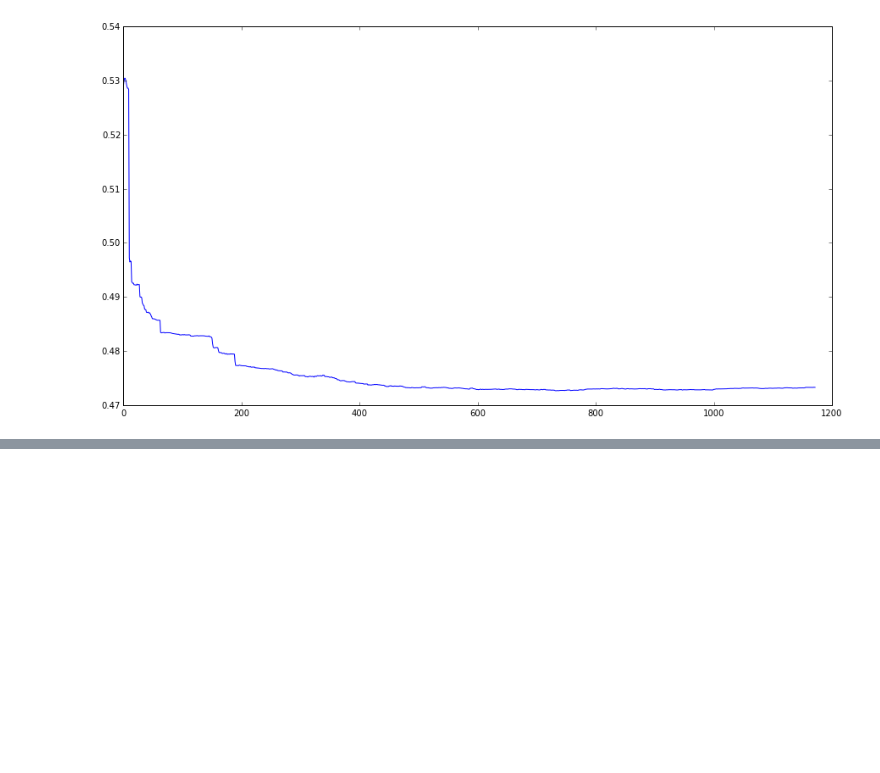
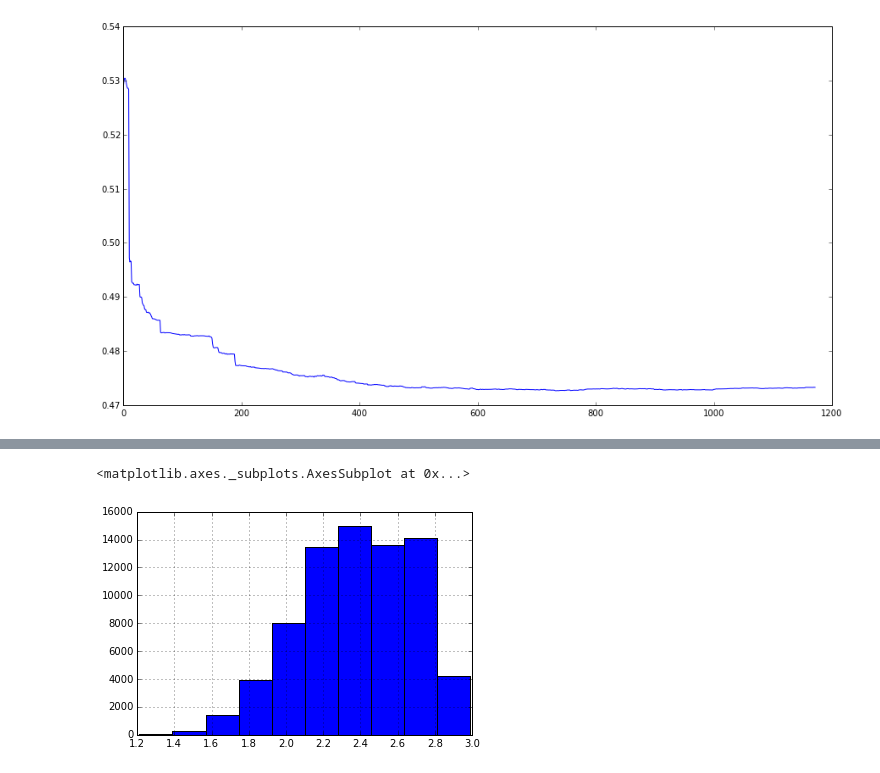
Before and after one commit to Bekbolatov/kaggle, a Jupyter notebook: events/hd/notebooks/features5_alexander.ipynb, the cells around one changed output, grey strips where cells are left out. Drawn from its saved outputs; the diff is of its cells as text; code cells hidden in the pictures; blank space fills up the shorter version.

```diff
--- a/events/hd/notebooks/features5_alexander.ipynb
+++ b/events/hd/notebooks/features5_alexander.ipynb
@@ -475,0 +531,5 @@ bst = xgb.train(param, dtrain, num_round, [(dtrain, 'train'), (dtest,'test')], e
+# %%
+forstack = pd.read_csv('/Users/rbekbolatov/Downloads/train_1804_10.csv')
+forstack_test = pd.read_csv('/Users/rbekbolatov/Downloads/test_1804_10.csv')
+fors = idx_train.reset_index().join(forstack).set_index('id')
+fors = fors.join(orig_train, rsuffix='_r')
@@ -475,0 +546,24 @@ bst = xgb.train(param, dtrain, num_round, [(dtrain, 'train'), (dtest,'test')], e
+# %%
+%precision 6
+def force(r):
+#     x0 = r['matched']
+    x = r['alldata1804']
+    if x > 1.6 and x < 2.2:
+        return x - 0.03
+    if x > 2.4 and x < 3:
+        return x + 0.014
+#     if x < 2 and x >= 1.66:
+#         return 1.66
+    return x
+
+def forcex(x):
+    if x > 1.6 and x < 2.2:
+        return x - 0.03
+    if x > 2.4 and x < 3:
+        return x + 0.014
+#     if x < 2 and x >= 1.66:
+#         return 1.66
+    return x
+fors['newr'] = fors.apply(force, axis=1)
+#fors.head(5)
+fmean_squared_error(fors['relevance'], fors['newr']), fmean_squared_error(fors['relevance'], fors['newr']) - 0.43217908068486649
@@ -475,0 +754,5 @@ bst = xgb.train(param, dtrain, num_round, [(dtrain, 'train'), (dtest,'test')], e
+# %%
+fors['alldata1804'].hist()
+# %% [output]
+<matplotlib.axes._subplots.AxesSubplot at 0x...>
+[figure, added]
```
Also changed, not shown: parts of 29 cells of this notebook, 7 other files.
